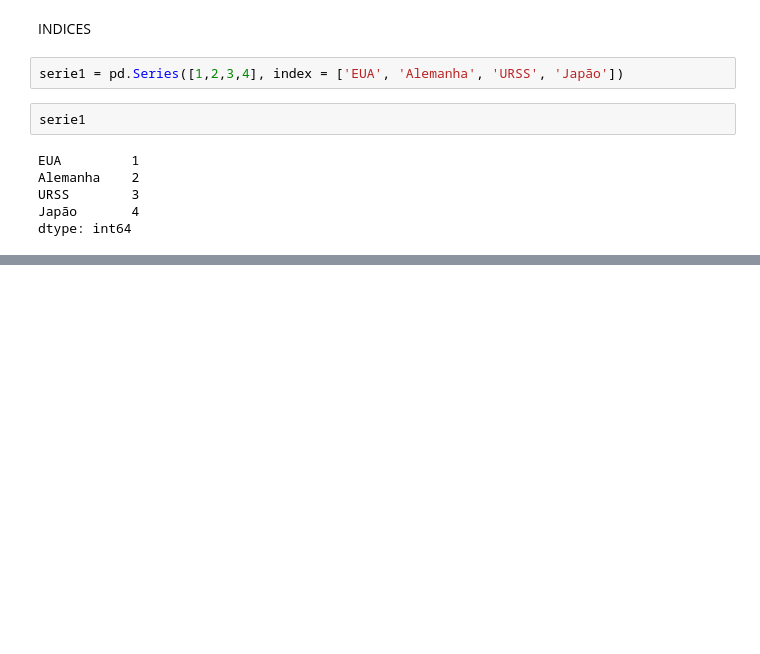
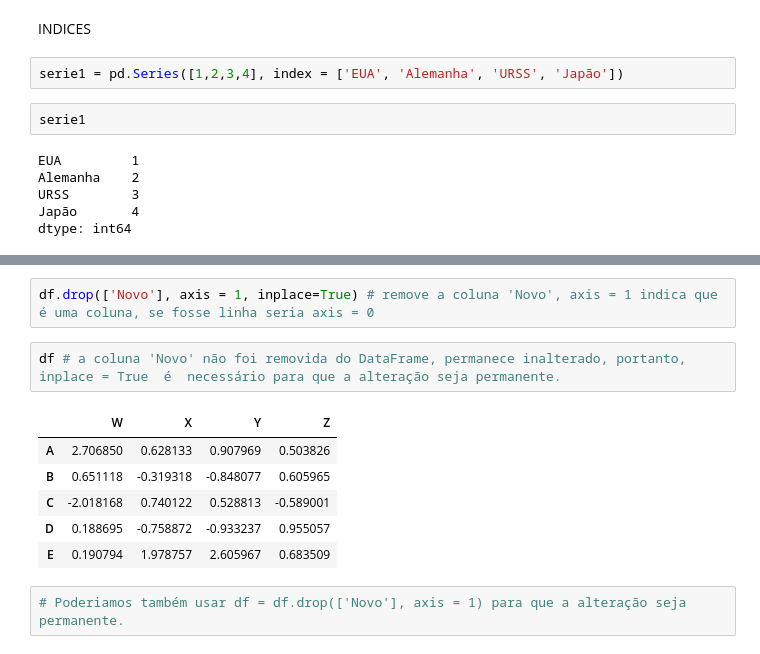
Before and after one commit to CaiqueFreitasFagundes/PROJETOS, a Jupyter notebook: AULAS/aula_pandas.ipynb, the cells around one changed output, grey strips where cells are left out. Cells and saved outputs as stored; diff of their text form; blank space fills up the shorter version.

```diff
--- a/AULAS/aula_pandas.ipynb
+++ b/AULAS/aula_pandas.ipynb
@@ -55,0 +177,13 @@ dtype: int64
+# %%
+df.drop(['Novo'], axis = 1, inplace=True) # remove a coluna 'Novo', axis = 1 indica que é uma coluna, se fosse linha seria axis = 0
+# %%
+df # a coluna 'Novo' não foi removida do DataFrame, permanece inalterado, portanto, inplace = True  é  necessário para que a alteração seja permanente.
+# %% [output]
+|  | W | X | Y | Z |
+| A | 2.706850 | 0.628133 | 0.907969 | 0.503826 |
+| B | 0.651118 | -0.319318 | -0.848077 | 0.605965 |
+| C | -2.018168 | 0.740122 | 0.528813 | -0.589001 |
+| D | 0.188695 | -0.758872 | -0.933237 | 0.955057 |
+| E | 0.190794 | 1.978757 | 2.605967 | 0.683509 |
+# %%
+# Poderiamos também usar df = df.drop(['Novo'], axis = 1) para que a alteração seja permanente.
```
Also changed, not shown: parts of 34 cells of this notebook.
